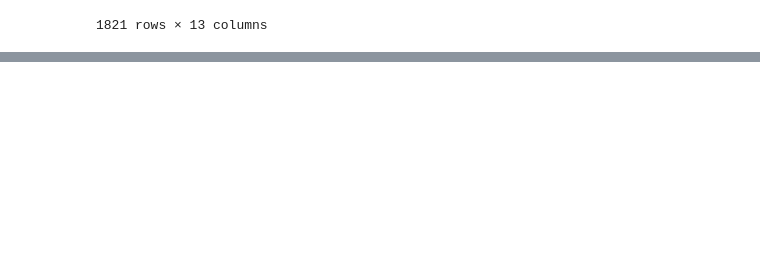
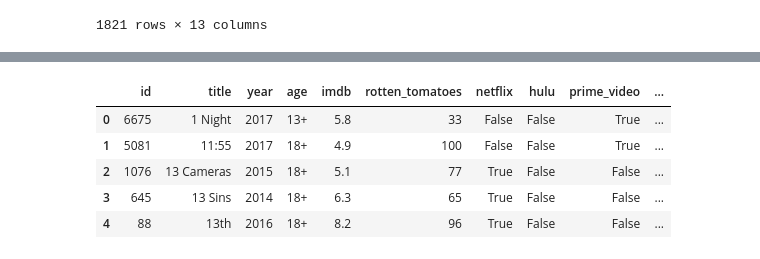
Before and after one commit to ashamabee/MovieSearchProject, a Jupyter notebook: movies-streaming_project2.ipynb, the cells around one changed output, grey strips where cells are left out. Saved outputs shown, nothing was run; the diff lists cells and outputs as text; code cells hidden in the pictures; blank space fills up the shorter version.

```diff
--- a/movies-streaming_project2.ipynb
+++ b/movies-streaming_project2.ipynb
@@ -204,3 +207,12 @@ engine.table_names()
 final_stream_df.to_sql(name='movie_search_project', con=engine, if_exists='append', index=False)
 # %%
 # Go to pgadmin to see if all data has been loaded.
+# %%
+pd.read_sql_query('select * from movie_search_project', con=engine).head()
+# %% [output]
+|  | id | title | year | age | imdb | rotten_tomatoes | netflix | hulu | prime_video | ... |
+| 0 | 6675 | 1 Night | 2017 | 13+ | 5.8 | 33 | False | False | True | ... |
+| 1 | 5081 | 11:55 | 2017 | 18+ | 4.9 | 100 | False | False | True | ... |
+| 2 | 1076 | 13 Cameras | 2015 | 18+ | 5.1 | 77 | True | False | False | ... |
+| 3 | 645 | 13 Sins | 2014 | 18+ | 6.3 | 65 | True | False | False | ... |
+| 4 | 88 | 13th | 2016 | 18+ | 8.2 | 96 | True | False | False | ... |
```
Also changed, not shown: parts of 2 cells of this notebook, 3 other files.
